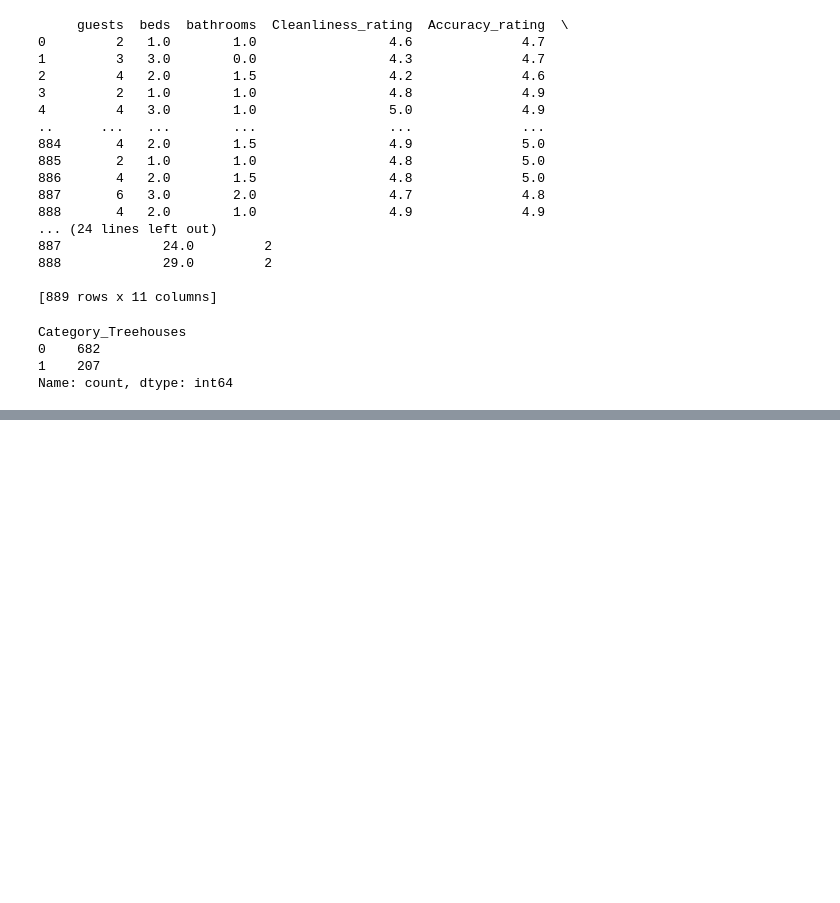
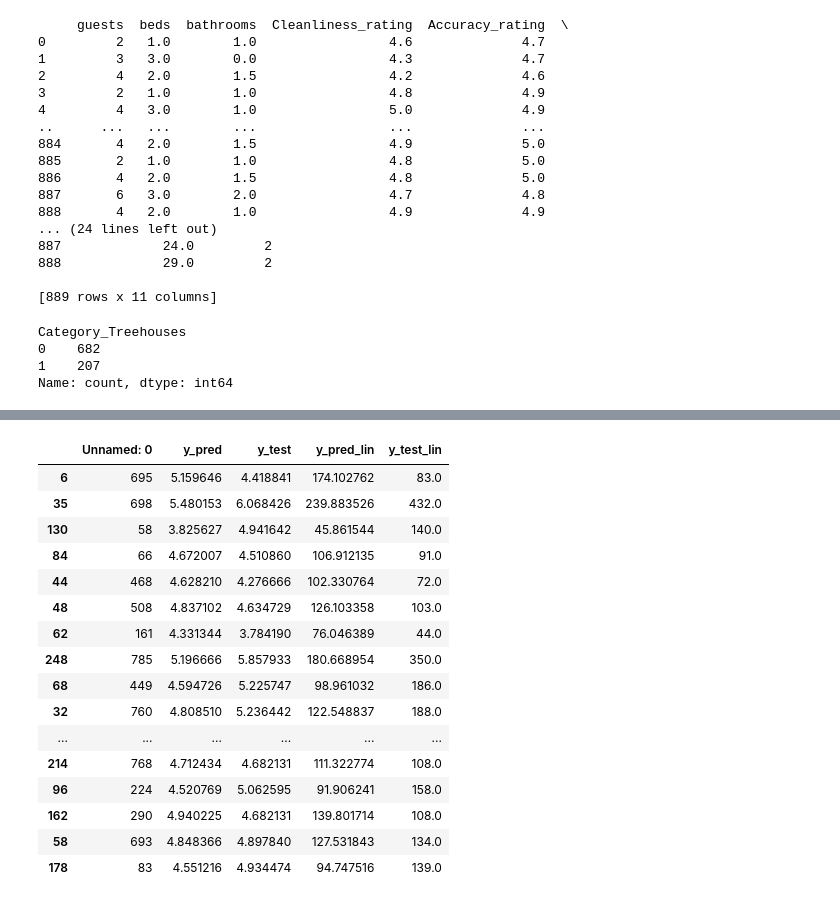
Before and after one commit to SaveSavio/modelling-airbnbs-property-listing-dataset-, a Jupyter notebook: cleaning.ipynb, the cells around one changed output, grey strips where cells are left out. Saved outputs shown, nothing was run; the diff lists cells and outputs as text; code cells hidden in the pictures; blank space fills up the shorter version.

```diff
--- a/cleaning.ipynb
+++ b/cleaning.ipynb
@@ -451,3 +453,5 @@ Category_Treehouses
 0    682
 1    207
 Name: count, dtype: int64
+# %%
+df2 = pd.read_csv('test.csv')
@@ -453,0 +474,24 @@ Name: count, dtype: int64
+# %%
+import numpy as np
+df2[['y_pred_lin', 'y_test_lin']] = np.exp(df2[['y_pred', 'y_test']])
+# %%
+pd.set_option('display.max_rows', 100)
+df2.sample(100)
+# %% [output]
+|  | Unnamed: 0 | y_pred | y_test | y_pred_lin | y_test_lin |
+| 6 | 695 | 5.159646 | 4.418841 | 174.102762 | 83.0 |
+| 35 | 698 | 5.480153 | 6.068426 | 239.883526 | 432.0 |
+| 130 | 58 | 3.825627 | 4.941642 | 45.861544 | 140.0 |
+| 84 | 66 | 4.672007 | 4.510860 | 106.912135 | 91.0 |
+| 44 | 468 | 4.628210 | 4.276666 | 102.330764 | 72.0 |
+| 48 | 508 | 4.837102 | 4.634729 | 126.103358 | 103.0 |
+| 62 | 161 | 4.331344 | 3.784190 | 76.046389 | 44.0 |
+| 248 | 785 | 5.196666 | 5.857933 | 180.668954 | 350.0 |
+| 68 | 449 | 4.594726 | 5.225747 | 98.961032 | 186.0 |
+| 32 | 760 | 4.808510 | 5.236442 | 122.548837 | 188.0 |
+| ... | ... | ... | ... | ... | ... |
+| 214 | 768 | 4.712434 | 4.682131 | 111.322774 | 108.0 |
+| 96 | 224 | 4.520769 | 5.062595 | 91.906241 | 158.0 |
+| 162 | 290 | 4.940225 | 4.682131 | 139.801714 | 108.0 |
+| 58 | 693 | 4.848366 | 4.897840 | 127.531843 | 134.0 |
+| 178 | 83 | 4.551216 | 4.934474 | 94.747516 | 139.0 |
```
Also changed, not shown: parts of 4 cells of this notebook, 7 other files.
